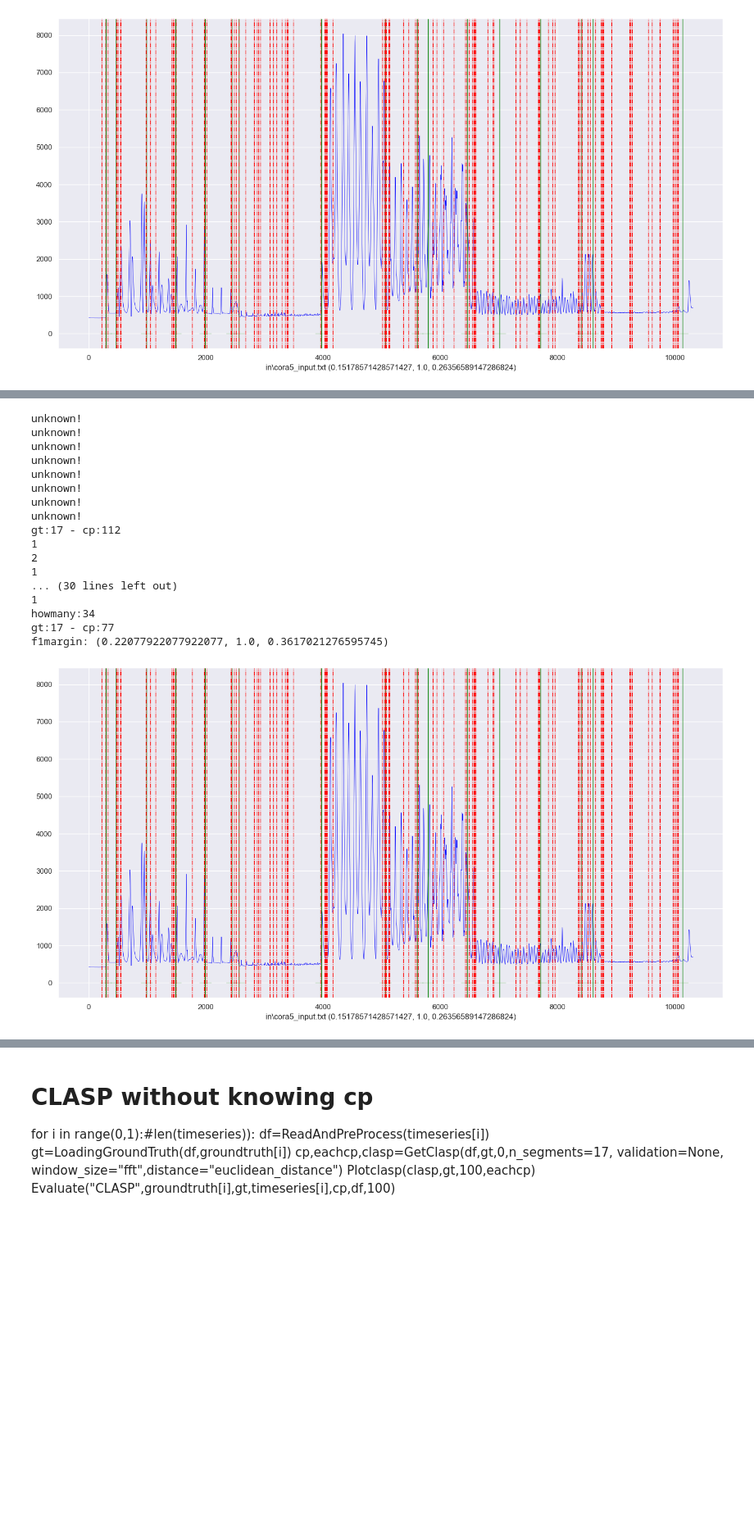
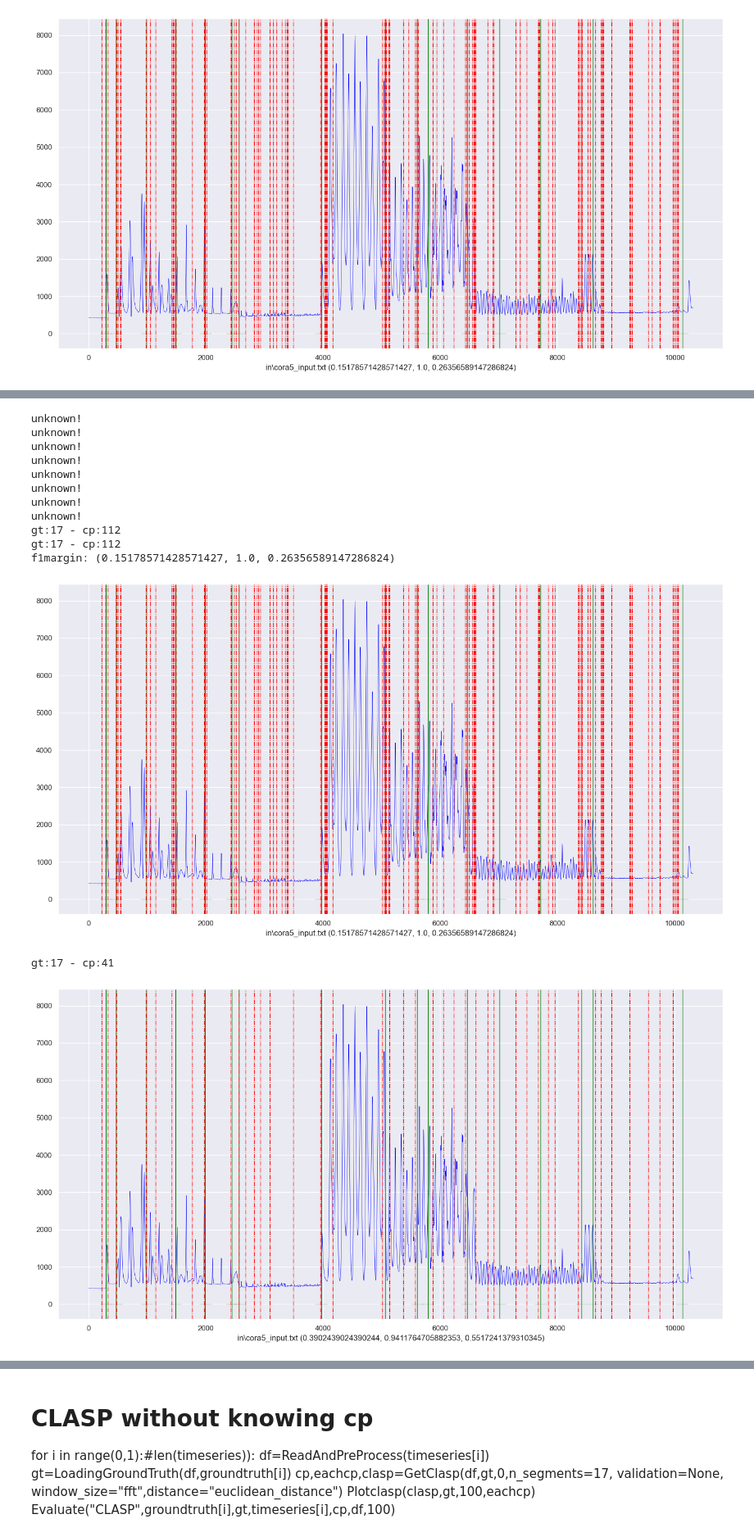
Before and after one commit to mosenco/CUSUMMO, a Jupyter notebook: clasptest.ipynb, the cells around one changed output, grey strips where cells are left out. Shown at 82% size. Cells and saved outputs as stored; diff of their text form; code cells hidden in the pictures; blank space fills up the shorter version.

```diff
--- a/clasptest.ipynb
+++ b/clasptest.ipynb
@@ -362,7 +362,7 @@ while idxleft < len(cp):
         print(f'{cp[idxleft]} {cp[idxright]}')
         print(f'idxrightfine:{cp[idxright]}')
 
-if cp[idxright]-cp[idxleft]<1:
+if cp[idxright]-cp[idxleft]<1 and idxright!=idxleft:
     cp=np.delete(cp,idxright)
 print(cp)
 # %% [output]
@@ -398,31 +398,7 @@ for i in range(2,3):#len(timeseries)):
     #se ha raggiunto il massimo chiamo for e cancella la posizione idxleft+1 finchè non rimangono i due idxleft and idxright
     #controllo se dopo idxright ce un altro valore se si continuo se no fine
     #se alla fine la distanza tra idxleft e idxright sono vicini, cancello idxright
-    idxleft=0
-    idxright=0
-    counter=-1
-    howmany=0
-    while idxleft < len(cp):
-        if idxright+1 == len(cp):
-            break
-        if cp[idxright+1] - cp[idxright] <= 100:
-            counter=counter+1
-            idxright=idxright+1
-        else:
-            while counter > 0:
-                print(counter)
-                cp=np.delete(cp,idxleft+1)
-                howmany=howmany+1
-                counter=counter-1
-            counter=-1
-            idxleft=idxright+1
-            idxright=idxleft
 
-    if cp[idxright]-cp[idxleft]<100:
-        cp=np.delete(cp,idxright)
-
-
-    print(f'howmany:{howmany}')
     Evaluate("CLASP",groundtruth[i],gt,timeseries[i],cp,df,100)
 # %% [output]
 unknown!
@@ -434,12 +410,11 @@ unknown!
 unknown!
 unknown!
 gt:17 - cp:112
-1
-2
-1
-... (30 lines left out)
-1
-howmany:34
-gt:17 - cp:77
-f1margin: (0.22077922077922077, 1.0, 0.3617021276595745)
+gt:17 - cp:112
+f1margin: (0.15178571428571427, 1.0, 0.26356589147286824)
 [figure]
+# %%
+PlotResult(df,gt,cp,timeseries[i],100)
+# %% [output]
+gt:17 - cp:41
+[figure, added]
```
Also changed, not shown: parts of 5 cells of this notebook.
